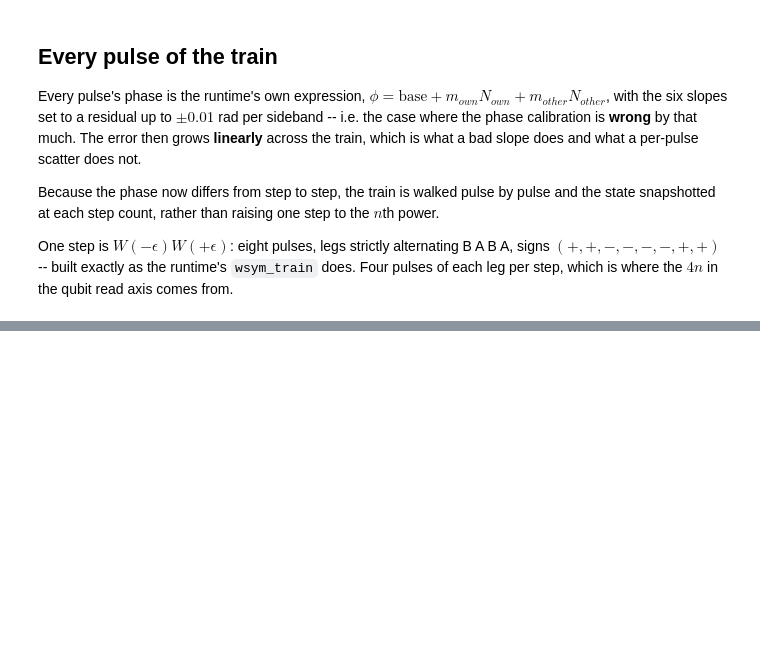
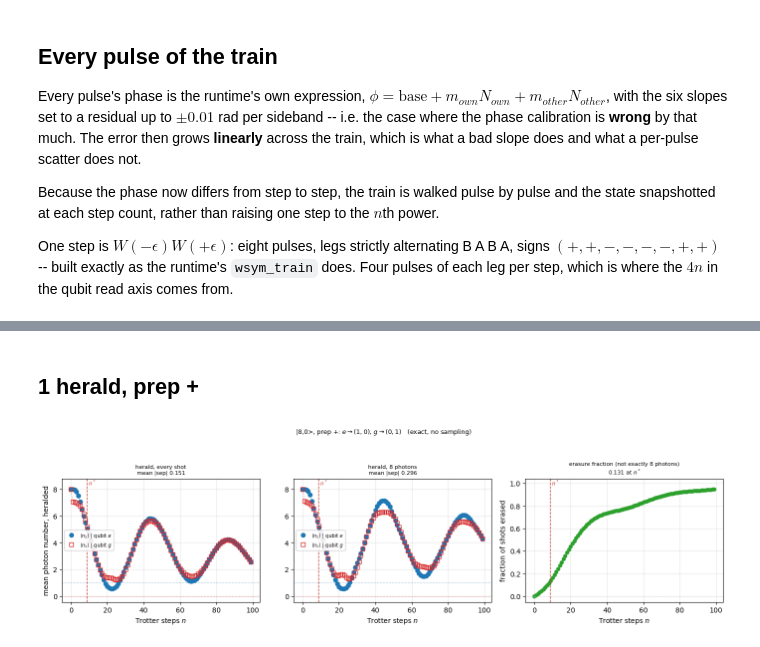
Before and after one commit to TunmayGerg/quantum-simulation-code, a Jupyter notebook: Quantum control/cswap_trotter_runtime_sim.ipynb, the cells around one changed output, grey strips where cells are left out. Cells and saved outputs as stored; diff of their text form; code cells hidden in the pictures; blank space fills up the shorter version.

```diff
--- a/Quantum control/cswap_trotter_runtime_sim.ipynb
+++ b/Quantum control/cswap_trotter_runtime_sim.ipynb
@@ -294,14 +205,0 @@ tracked drift.
-# %%
-signs = np.array([np.pi if s < 0 else 0.0 for _l, s in train])    # the W_sym sign pattern
-frame = pulse_phase - signs                                       # leaves base + the error
-fig, ax = plt.subplots(figsize=(11, 4))                           # one panel
-for leg, name in ((1, "leg A  $q_1C_1$"), (2, "leg B  $q_1C_2$")):   # a series per leg
-    m = np.array([l == leg for l, _s in train])                   # that leg's pulse positions
-    ax.plot(np.flatnonzero(m), frame[m], "-", lw=0.9, label=name)  # a LINE: it ramps
-    ax.axhline(base_phase[leg], color="0.6", lw=0.8, ls="--")      # the intended axis
-ax.set_xlabel("sideband pulse, in time order over the whole train")
-ax.set_ylabel("pump frame (rad)")
-ax.set_title("pump frame, W_sym sign pattern removed")
-ax.grid(alpha=0.3)
-ax.legend()
-fig.tight_layout()
@@ -385,0 +318,61 @@ gate at n*: 4.5 us
+# %% [markdown]
+## 1 herald, prep +
+# %%
+# One page per preparation, the same three panels the runtime draws: the herald over every
+# shot, the herald over the post-selected shots, and the fraction erased. PREP is the only
+# thing that differs between this page and the next.
+ps_tag = "one photon" if postselect_photons == 1 else f"{postselect_photons} photons"
+er_tag = (f"not exactly {postselect_photons} photon"
+          f"{'s' if postselect_photons != 1 else ''}")
+PREP = "+"
+panel = preps.index(PREP)
+n1_given_e = 1.0 if PREP == "+" else 0.0               # the pairing reverses with the prep
+
+# y limits from the data, with a little headroom -- a multi-photon prep puts <n1>
+# above 1, so a fixed ceiling would clip it.
+top = 1.10 * max(float(np.nanmax(heralded[panel, :, :, 0])),
+                 float(np.nanmax(ps_heralded[panel, :, :, 0])))
+bot = -0.05 * top
+
+fig, axs = plt.subplots(1, 3, figsize=(14, 4.2))
+for column, (values, tag) in enumerate((
+        (heralded, "every shot"),
+        (ps_heralded, ps_tag))):
+    ax = axs[column]
+    for q, name, colour, fill in ((1, "e", "C0", True), (0, "g", "C3", False)):
+        y = values[panel, :, q, 0]                      # <n1> given that qubit outcome
+        ax.plot(x, y, "-" if fill else "--", color=colour, lw=0.9, alpha=0.35)
+        ax.plot(x, y, "o" if fill else "s", color=colour, markersize=6,
+                markerfacecolor=colour if fill else "none",
+                    label=r"$\langle n_1\rangle$ | qubit $" + name + "$")
+    ax.axhline(n1_given_e, color="C0", ls=":", lw=0.8, alpha=0.7)        # where e should sit
+    ax.axhline(1.0 - n1_given_e, color="C3", ls=":", lw=0.8, alpha=0.7)  # and where g should
+    ax.set_xlabel("Trotter steps $n$")
+    ax.set_ylim(bot, top)
+    ax.grid(True, alpha=0.3)
+    ax.legend(fontsize=7, loc="center left", framealpha=0.9)
+    ax.axvline(n_star, color="#c0392b", ls="--", lw=1.0)                 # n*, labelled
+    ax.text(n_star, top, " $n^*$", color="#c0392b", fontsize=8, va="top")
+    gap = float(np.mean(np.abs(values[panel, :, 1, 0] - values[panel, :, 0, 0])))
+    ax.set_title(f"herald, {tag}\nmean |sep| {gap:.3f}", fontsize=8)
+axs[0].set_ylabel("mean photon number, heralded")
+
+er_top = 1.10 * max(float(np.nanmax(erased[panel])), 1e-9)   # the erasure axis
+ax = axs[2]                                             # panel 3: what the post-selection cut
+ax.plot(x, erased[panel], "-o", color="C2", markersize=5)
+ax.axhline(0.0, color="0.85", lw=0.8, ls=":")
+ax.axvline(n_star, color="#c0392b", ls="--", lw=1.0)
+ax.text(n_star, er_top, " $n^*$", color="#c0392b", fontsize=8, va="top")
+ax.set_xlabel("Trotter steps $n$")
+ax.set_ylabel("fraction of shots erased")
+ax.set_ylim(-0.05 * er_top, er_top)
+ax.grid(True, alpha=0.3)
+ax.set_title(f"erasure fraction ({er_tag})\n"
+             f"{float(np.interp(n_star, x, erased[panel])):.3f} at $n^*$", fontsize=8)
+
+herald = r"$e\to(1,0)$, $g\to(0,1)$" if PREP == "+" else r"$e\to(0,1)$, $g\to(1,0)$"
+fig.suptitle(f"{prep_label}, prep ${PREP}$: {herald}   "
+             f"(exact, no sampling)", fontsize=9)
+fig.tight_layout(rect=(0, 0, 1, 0.93))
+# %% [output]
+[figure, added]
```
Also changed, not shown: parts of 23 cells of this notebook, 2 other files.
